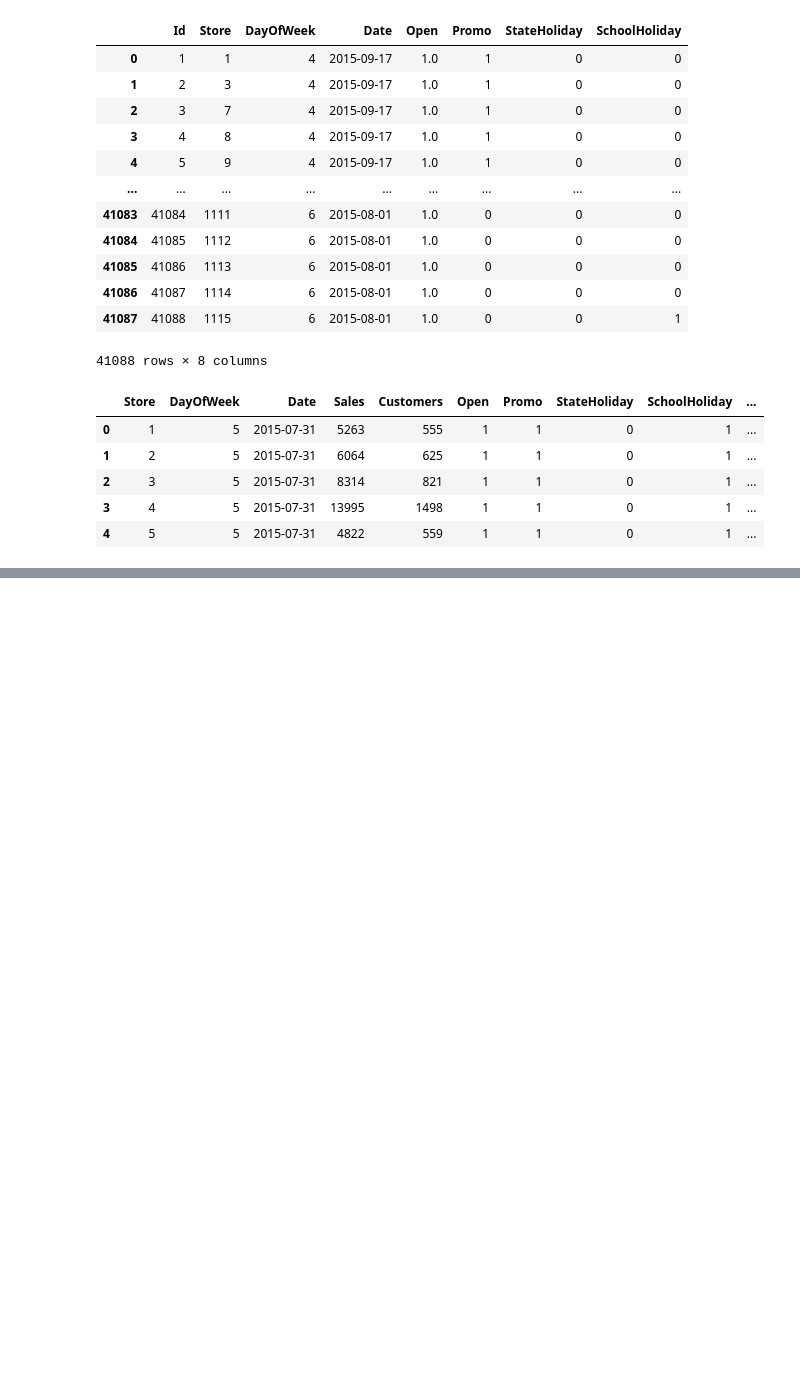
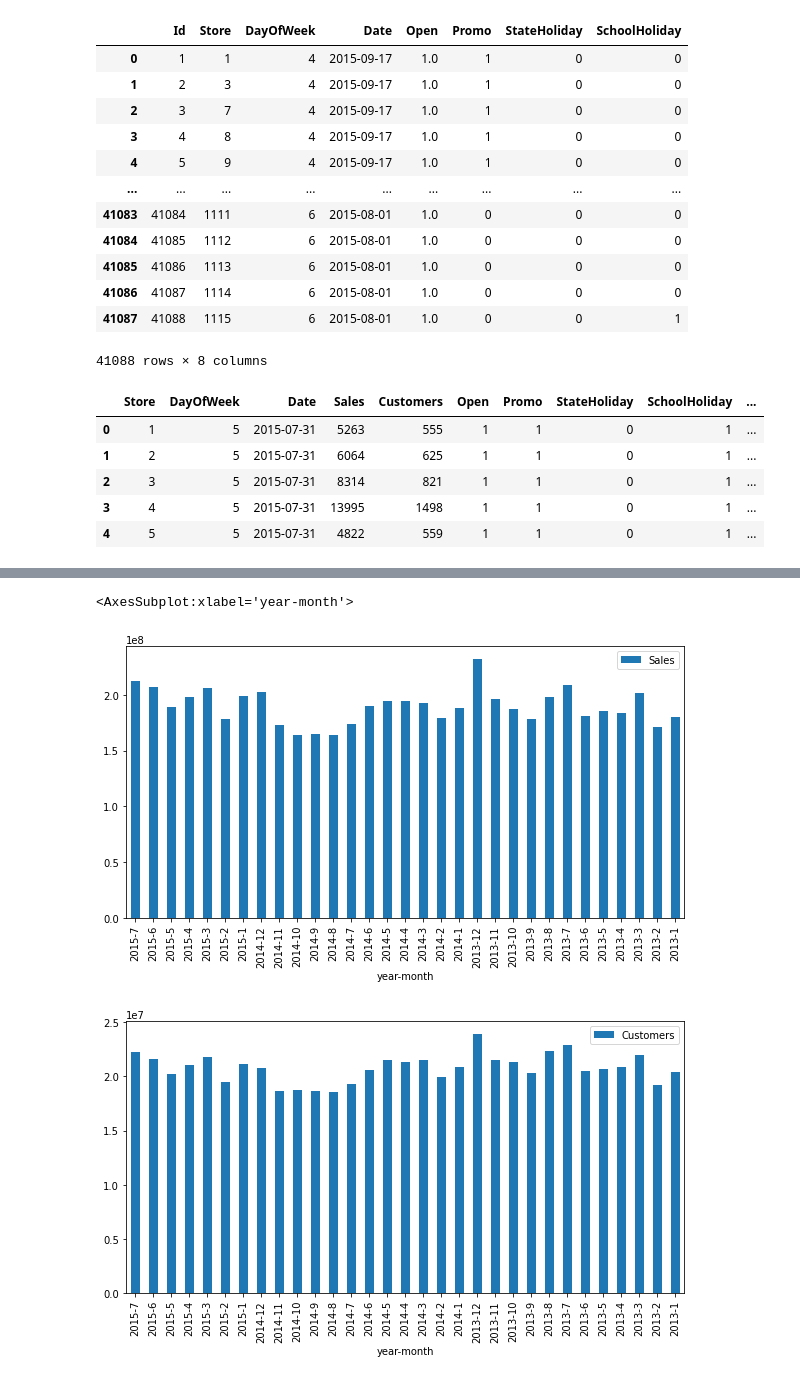
Before and after one commit to tesfayealex/Pharmaceutical-Sales-prediction, a Jupyter notebook: notebooks/EDA.ipynb, the cells around one changed output, grey strips where cells are left out. Drawn from its saved outputs; the diff is of its cells as text; code cells hidden in the pictures; blank space fills up the shorter version.

```diff
--- a/notebooks/EDA.ipynb
+++ b/notebooks/EDA.ipynb
@@ -354,0 +390,6 @@ test_df
+# %%
+train_merged_df.groupby(by=['Store']).aggregate({'Sales': 'sum','Customers': 'sum'})
+train_merged_df.groupby(by=['Year']).aggregate({'Sales': 'sum','Customers': 'sum'})
+year_month = train_merged_df.groupby(['Year','Month'], sort=False, as_index=False).aggregate({'Sales': 'sum','Customers': 'sum'})
+# print('unique values for StateHoliday  ' + str(train_merged_df['Year'].unique()))
+year_month
@@ -354,0 +414,21 @@ test_df
+# %%
+# df[['period', 'A', 'B', 'C']].plot(x='period', kind='bar', stacked=True)
+df = year_month.copy()
+# df = pd.DataFrame(data[1:],columns=data[0])
+# df.set_index(['Year','Month'], inplace=True)
+
+df['year-month'] = df.apply(lambda row: str(row.Year)+'-' + str(row.Month), axis=1)
+df.head()
+# piv = df.pivot(columns="Sales").plot(kind="bar", subplots=True)
+# plt.tight_layout()
+# plt.show()
+# ax = df.plot(x=['Year', 'Month'],y='Sales',kind='bar',color=["g","b"])
+# plt.show()
+# fig, ax = plt.subplots()
+df.plot.bar(x='year-month',y=['Sales'],figsize=(10,5))
+df.plot.bar(x='year-month',y=['Customers'],figsize=(10,5))
+# plotter.plot_bar(df,'y',['Sales','Customers'],'ghjk','fghj','dfghj')
+# %% [output]
+<AxesSubplot:xlabel='year-month'>
+[figure, added]
+[figure, added]
```
Also changed, not shown: parts of 10 cells of this notebook, 1 other file.
